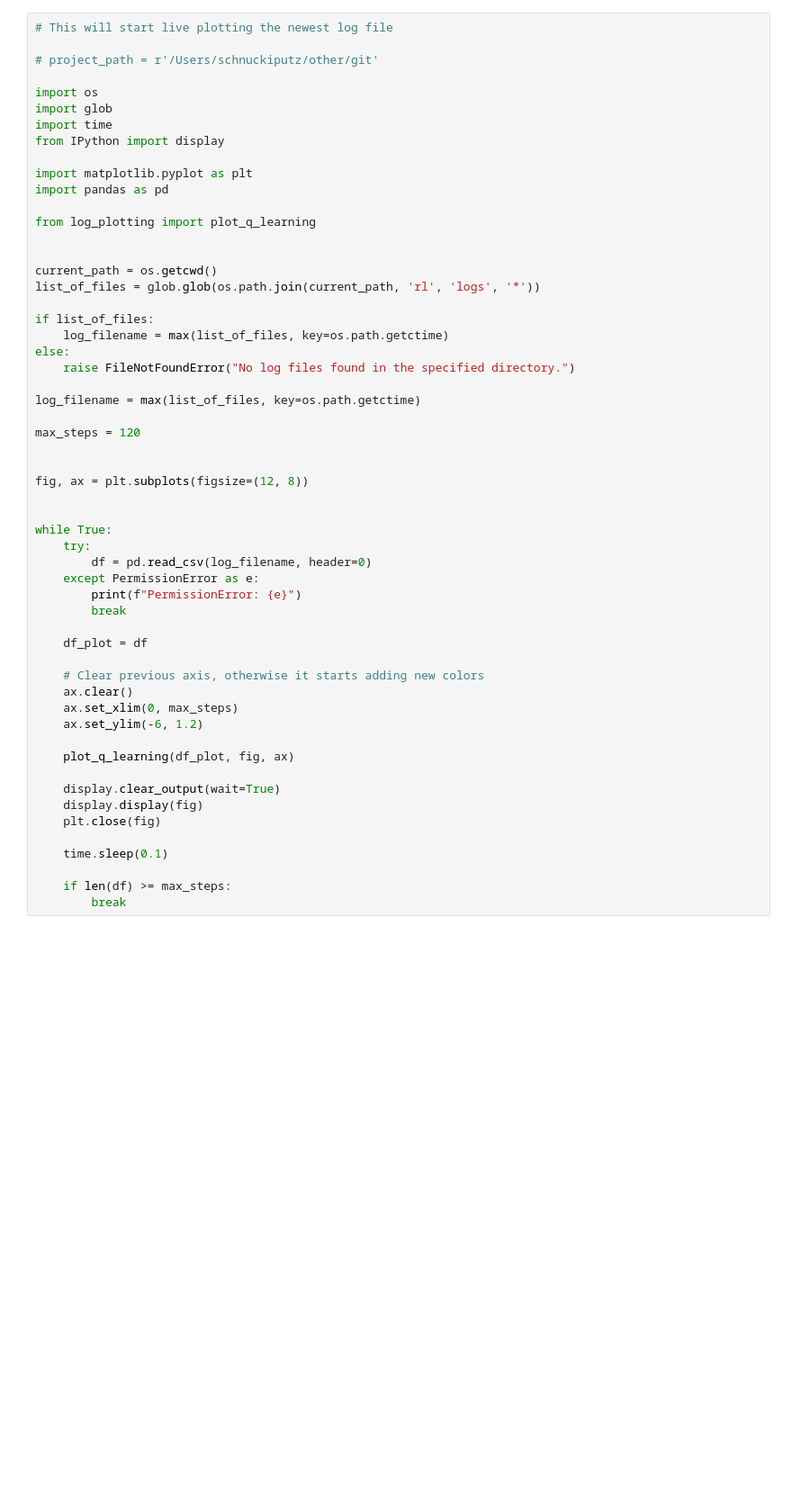
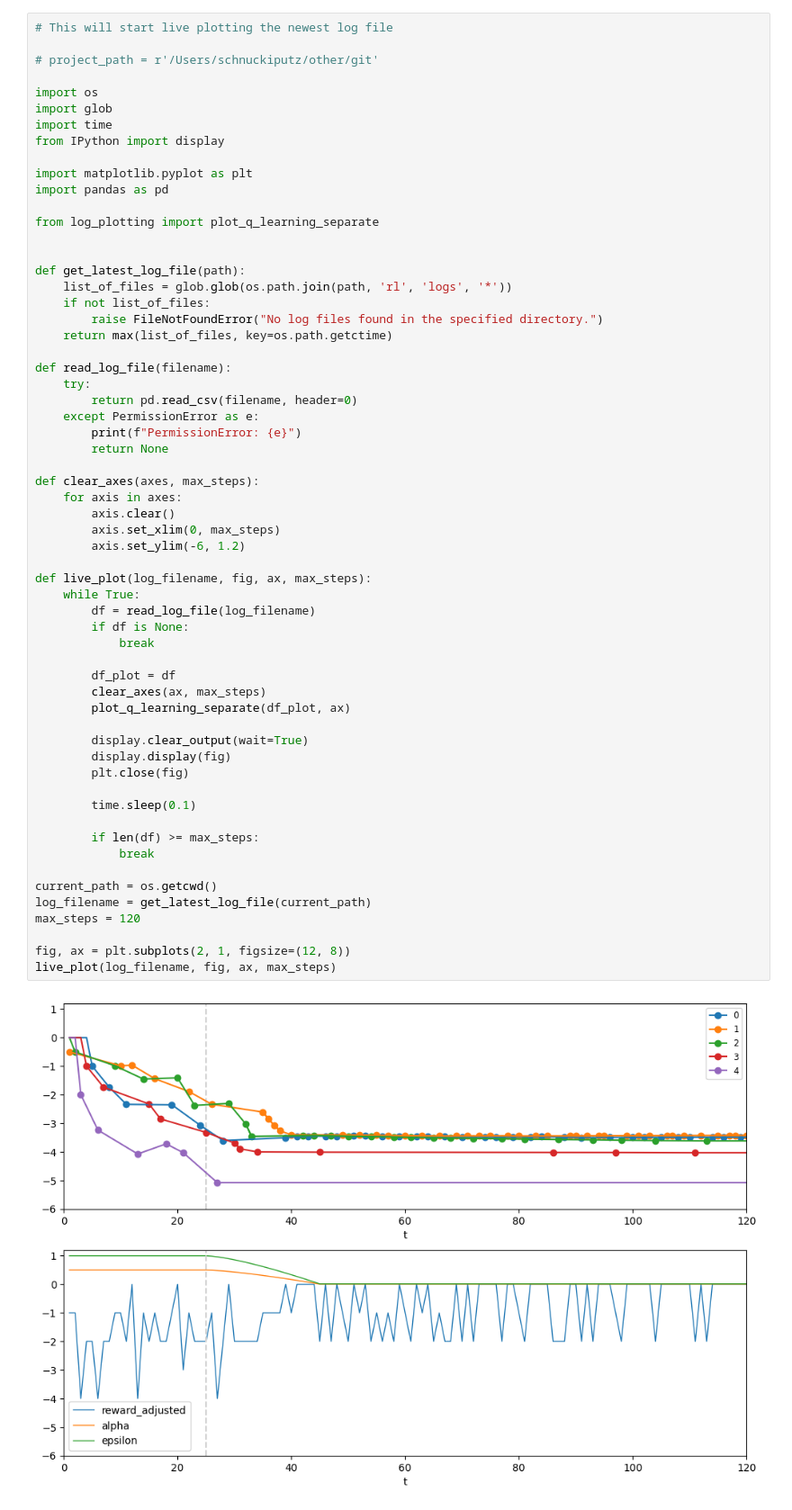
Before and after one commit to lukasgehrke/2022-CHI-neuroadaptive-haptics, a Jupyter notebook: neuro_haptics/aleks/log_plot_live.ipynb, the cells around one changed output. Shown at 90% size. Saved outputs shown, nothing was run; the diff lists cells and outputs as text; blank space fills up the shorter version.

```diff
--- a/neuro_haptics/aleks/log_plot_live.ipynb
+++ b/neuro_haptics/aleks/log_plot_live.ipynb
@@ -1,56 +1,62 @@
 # %%
 # This will start live plotting the newest log file
 
 # project_path = r'/Users/schnuckiputz/other/git'
 
 import os
 import glob
 import time
 from IPython import display
 
 import matplotlib.pyplot as plt
 import pandas as pd
 
-from log_plotting import plot_q_learning
+from log_plotting import plot_q_learning_separate
 
 
+def get_latest_log_file(path):
+    list_of_files = glob.glob(os.path.join(path, 'rl', 'logs', '*'))
+    if not list_of_files:
+        raise FileNotFoundError("No log files found in the specified directory.")
+    return max(list_of_files, key=os.path.getctime)
+
+def read_log_file(filename):
+    try:
+        return pd.read_csv(filename, header=0)
+    except PermissionError as e:
+        print(f"PermissionError: {e}")
+        return None
+
+def clear_axes(axes, max_steps):
+    for axis in axes:
+        axis.clear()
+        axis.set_xlim(0, max_steps)
+        axis.set_ylim(-6, 1.2)
+
+def live_plot(log_filename, fig, ax, max_steps):
+    while True:
+        df = read_log_file(log_filename)
+        if df is None:
+            break
+
+        df_plot = df
+        clear_axes(ax, max_steps)
+        plot_q_learning_separate(df_plot, ax)
+
+        display.clear_output(wait=True)
+        display.display(fig)
+        plt.close(fig)
+
+        time.sleep(0.1)
+
+        if len(df) >= max_steps:
+            break
+
 current_path = os.getcwd()
-list_of_files = glob.glob(os.path.join(current_path, 'rl', 'logs', '*'))
-
-if list_of_files:
-    log_filename = max(list_of_files, key=os.path.getctime)
-else:
-    raise FileNotFoundError("No log files found in the specified directory.")
-
-log_filename = max(list_of_files, key=os.path.getctime)
-
+log_filename = get_latest_log_file(current_path)
 max_steps = 120
 
-
-fig, ax = plt.subplots(figsize=(12, 8))
-
-
-while True:
-    try:
-        df = pd.read_csv(log_filename, header=0)
-    except PermissionError as e:
-        print(f"PermissionError: {e}")
-        break
-
-    df_plot = df
-
-    # Clear previous axis, otherwise it starts adding new colors
-    ax.clear()
-    ax.set_xlim(0, max_steps)
-    ax.set_ylim(-6, 1.2)
-
-    plot_q_learning(df_plot, fig, ax)
-
-    display.clear_output(wait=True)
-    display.display(fig)
-    plt.close(fig)
-
-    time.sleep(0.1)
-
-    if len(df) >= max_steps:
-        break
+fig, ax = plt.subplots(2, 1, figsize=(12, 8))
+live_plot(log_filename, fig, ax, max_steps)
+# %% [output]
+[figure, added]
```
Also changed, not shown: 1 other file.
